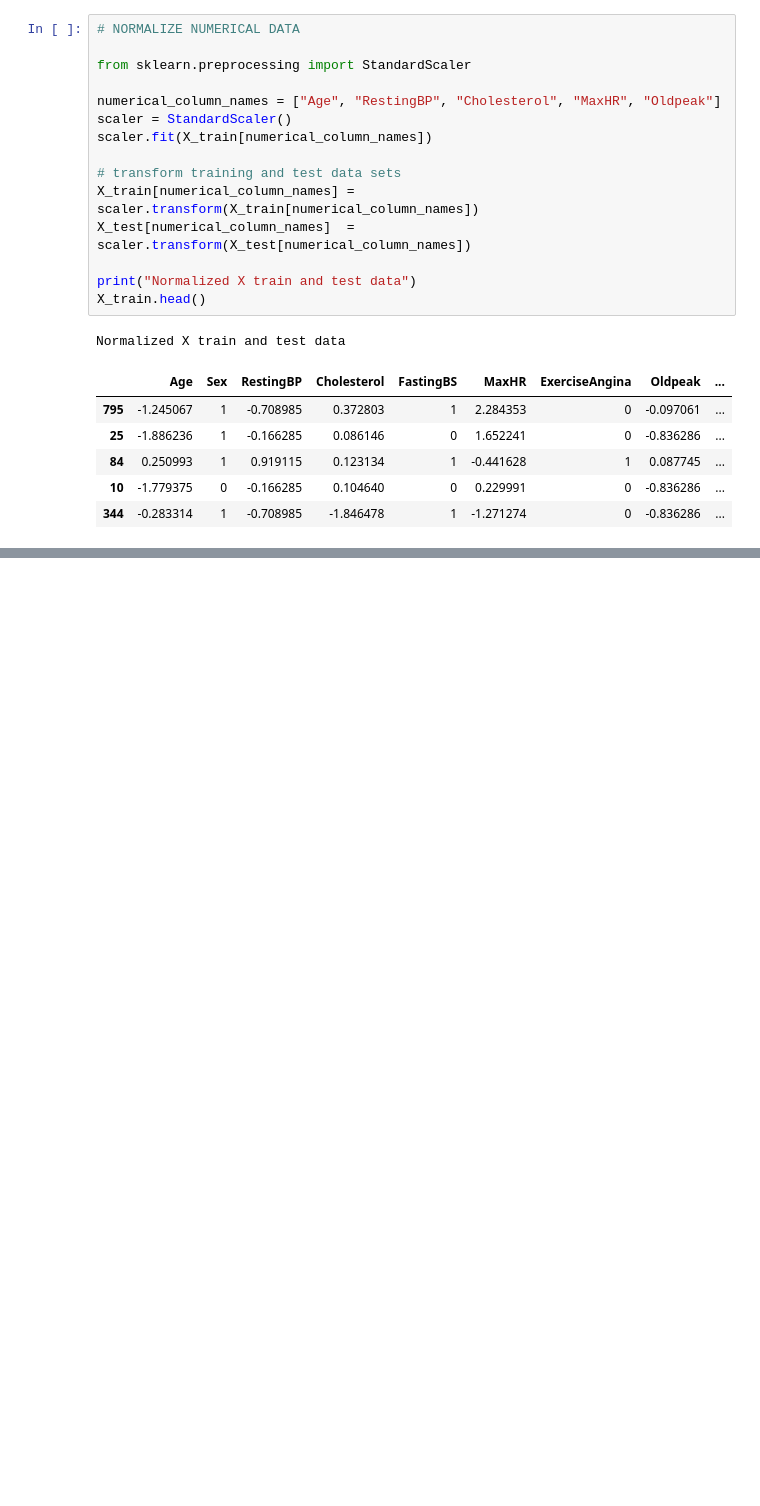
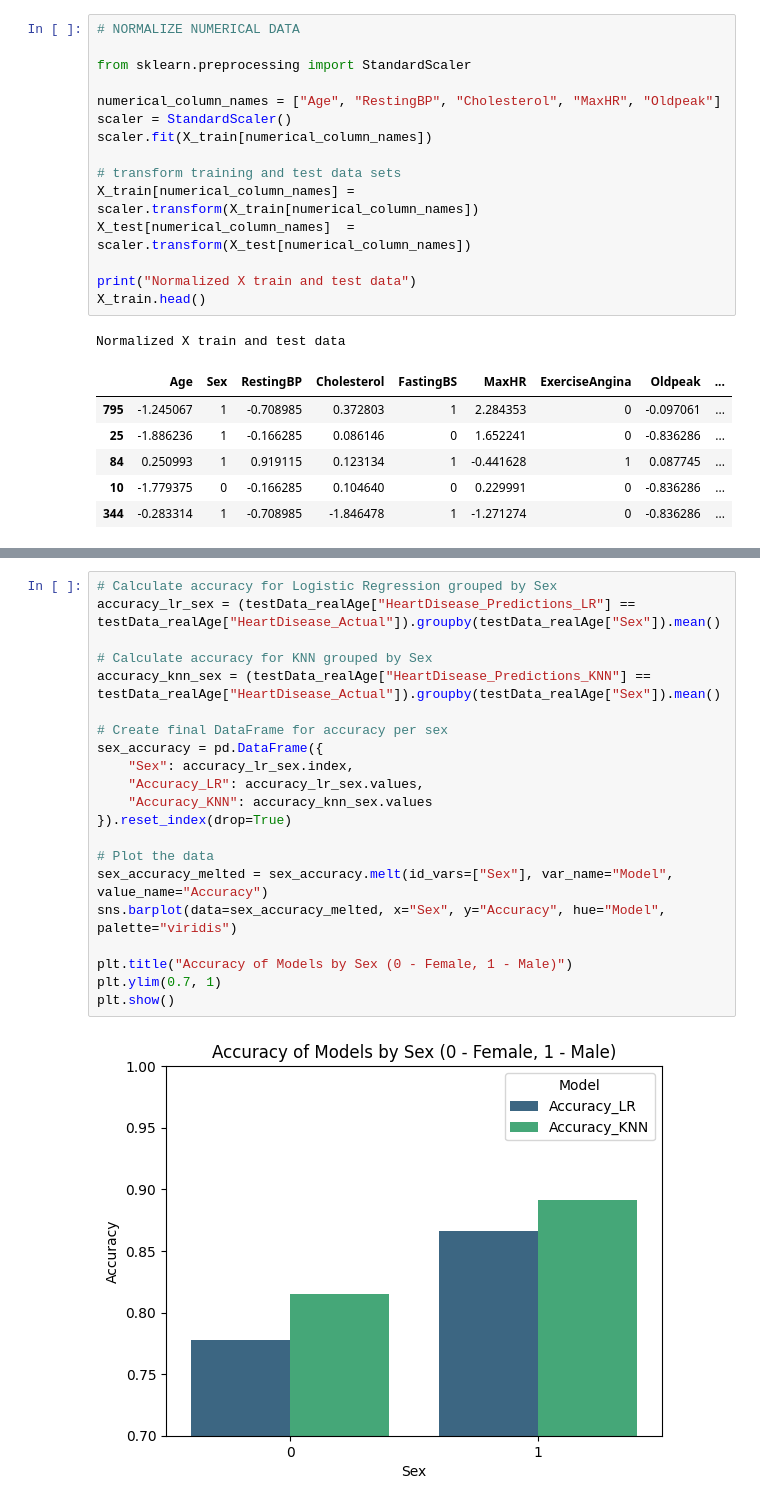
Before and after one commit to jessicasinha/heart-disease-predictor, a Jupyter notebook: HeartDiseasePredictor.ipynb, the cells around one changed output, grey strips where cells are left out. Cells and saved outputs as stored; diff of their text form; blank space fills up the shorter version.

```diff
--- a/HeartDiseasePredictor.ipynb
+++ b/HeartDiseasePredictor.ipynb
@@ -220,0 +348,23 @@ print(classification_performance_report(y_test.to_numpy(), y_predicted))
+# %%
+# Calculate accuracy for Logistic Regression grouped by Sex
+accuracy_lr_sex = (testData_realAge["HeartDisease_Predictions_LR"] == testData_realAge["HeartDisease_Actual"]).groupby(testData_realAge["Sex"]).mean()
+
+# Calculate accuracy for KNN grouped by Sex
+accuracy_knn_sex = (testData_realAge["HeartDisease_Predictions_KNN"] == testData_realAge["HeartDisease_Actual"]).groupby(testData_realAge["Sex"]).mean()
+
+# Create final DataFrame for accuracy per sex
+sex_accuracy = pd.DataFrame({
+    "Sex": accuracy_lr_sex.index,
+    "Accuracy_LR": accuracy_lr_sex.values,
+    "Accuracy_KNN": accuracy_knn_sex.values
+}).reset_index(drop=True)
+
+# Plot the data
+sex_accuracy_melted = sex_accuracy.melt(id_vars=["Sex"], var_name="Model", value_name="Accuracy")
+sns.barplot(data=sex_accuracy_melted, x="Sex", y="Accuracy", hue="Model", palette="viridis")
+
+plt.title("Accuracy of Models by Sex (0 - Female, 1 - Male)")
+plt.ylim(0.7, 1)
+plt.show()
+# %% [output]
+[figure, added]
```
Also changed, not shown: parts of 13 cells of this notebook, 1 other file.
